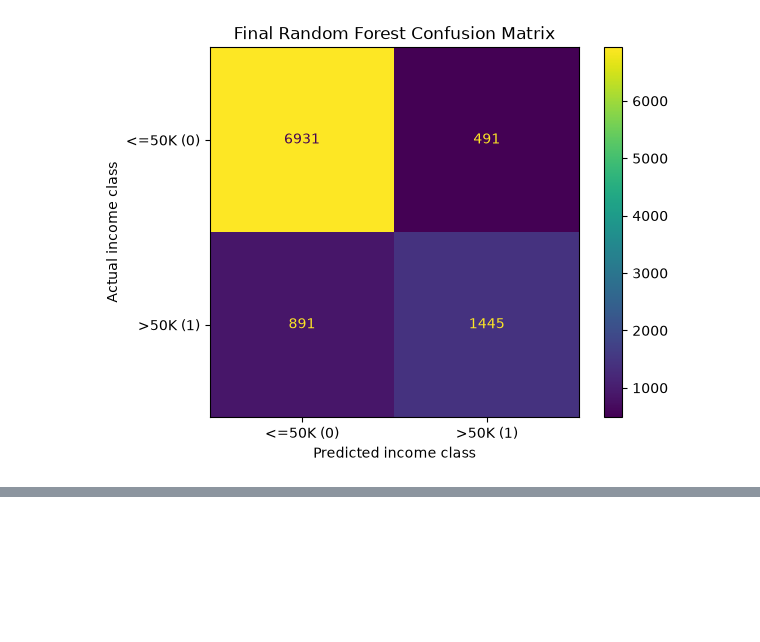
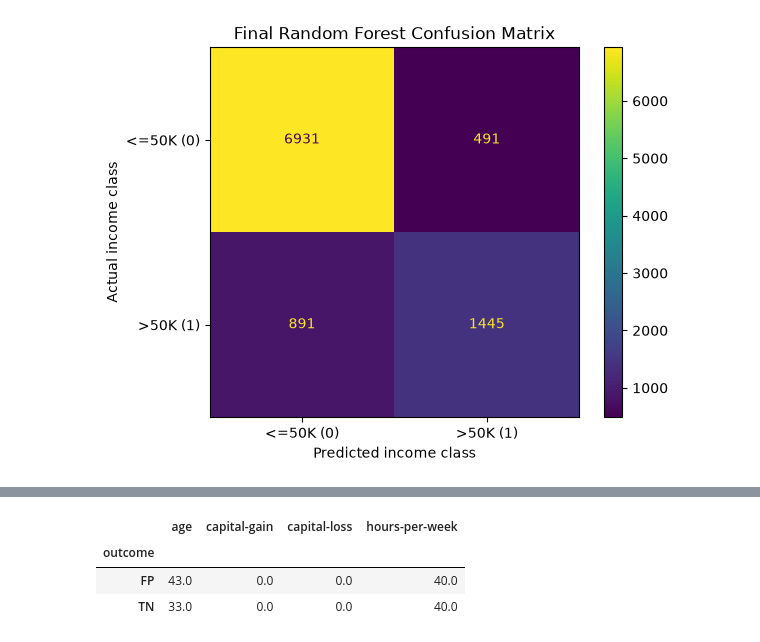
Before and after one commit to SimonYip22/adult-income-ml-classification, a Jupyter notebook: adult_income_workflow.ipynb, the cells around one changed output, grey strips where cells are left out. Cells and saved outputs as stored; diff of their text form; code cells hidden in the pictures; blank space fills up the shorter version.

```diff
--- a/adult_income_workflow.ipynb
+++ b/adult_income_workflow.ipynb
@@ -971,0 +1051,8 @@ plt.show()
+# %%
+negative_numerical_summary = negative_cases.groupby("outcome")[numerical_features].median().round(2)
+negative_numerical_summary
+# %% [output]
+|  | age | capital-gain | capital-loss | hours-per-week |
+| outcome |  |  |  |  |
+| FP | 43.0 | 0.0 | 0.0 | 40.0 |
+| TN | 33.0 | 0.0 | 0.0 | 40.0 |
```
Also changed, not shown: parts of 8 cells of this notebook.
